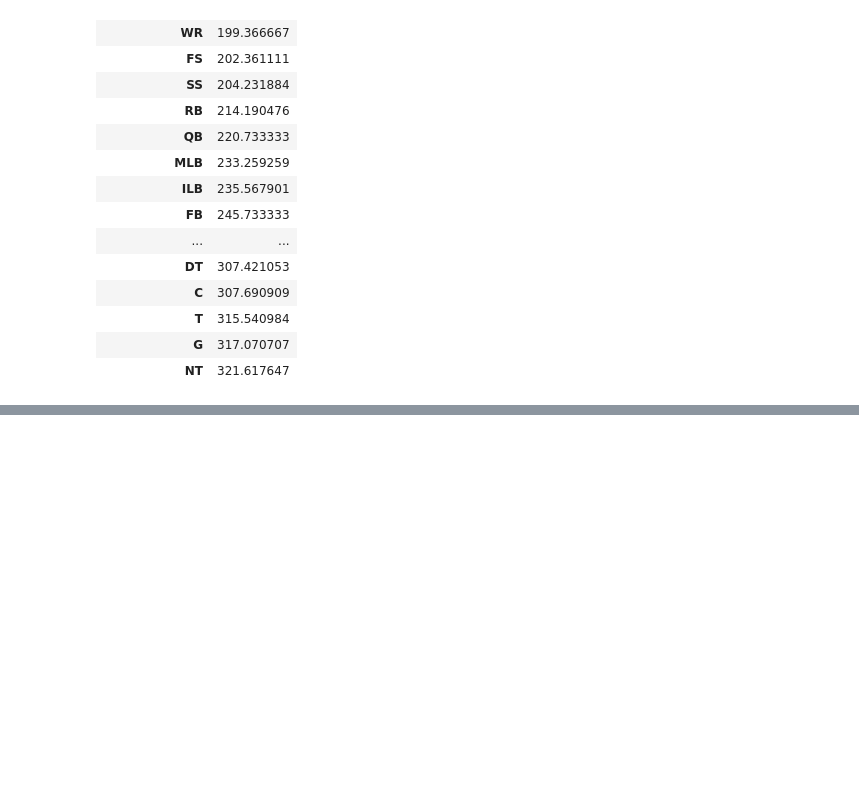
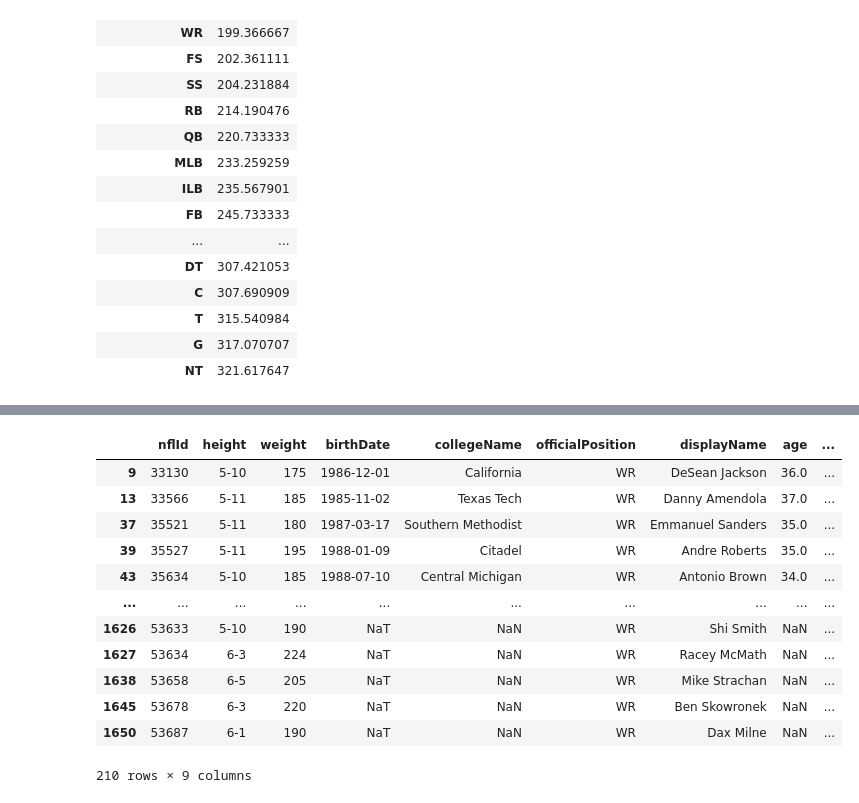
Before and after one commit to katiedio/kaggle, a Jupyter notebook: nfl_2023/eda.ipynb, the cells around one changed output, grey strips where cells are left out. Cells and saved outputs as stored; diff of their text form; code cells hidden in the pictures; blank space fills up the shorter version.

```diff
--- a/nfl_2023/eda.ipynb
+++ b/nfl_2023/eda.ipynb
@@ -76,0 +198,16 @@ players[["officialPosition", "age"]].groupby("officialPosition").describe()
+# %%
+players[players['officialPosition']  == 'WR']
+# %% [output]
+|  | nflId | height | weight | birthDate | collegeName | officialPosition | displayName | age | ... |
+| 9 | 33130 | 5-10 | 175 | 1986-12-01 | California | WR | DeSean Jackson | 36.0 | ... |
+| 13 | 33566 | 5-11 | 185 | 1985-11-02 | Texas Tech | WR | Danny Amendola | 37.0 | ... |
+| 37 | 35521 | 5-11 | 180 | 1987-03-17 | Southern Methodist | WR | Emmanuel Sanders | 35.0 | ... |
+| 39 | 35527 | 5-11 | 195 | 1988-01-09 | Citadel | WR | Andre Roberts | 35.0 | ... |
+| 43 | 35634 | 5-10 | 185 | 1988-07-10 | Central Michigan | WR | Antonio Brown | 34.0 | ... |
+| ... | ... | ... | ... | ... | ... | ... | ... | ... | ... |
+| 1626 | 53633 | 5-10 | 190 | NaT | NaN | WR | Shi Smith | NaN | ... |
+| 1627 | 53634 | 6-3 | 224 | NaT | NaN | WR | Racey McMath | NaN | ... |
+| 1638 | 53658 | 6-5 | 205 | NaT | NaN | WR | Mike Strachan | NaN | ... |
+| 1645 | 53678 | 6-3 | 220 | NaT | NaN | WR | Ben Skowronek | NaN | ... |
+| 1650 | 53687 | 6-1 | 190 | NaT | NaN | WR | Dax Milne | NaN | ... |
+210 rows × 9 columns
```
Also changed, not shown: parts of 10 cells of this notebook.
